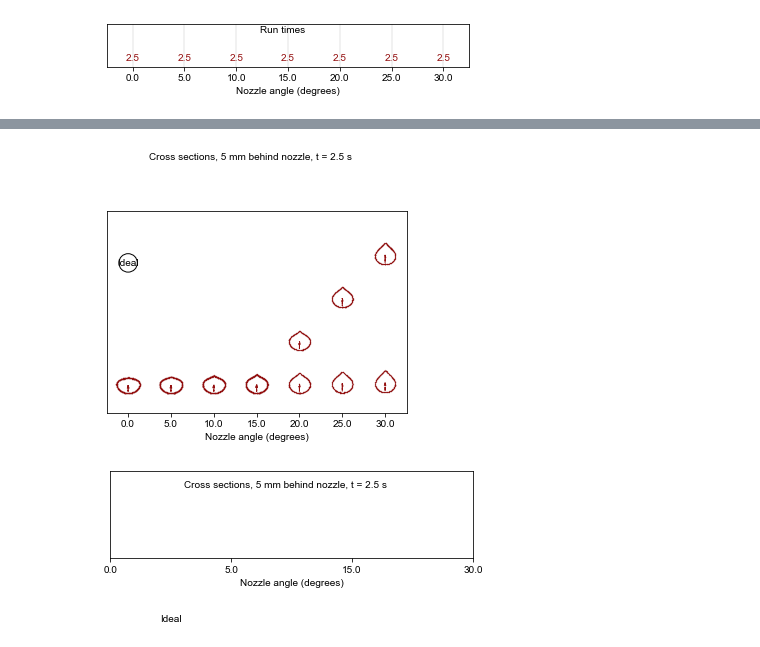
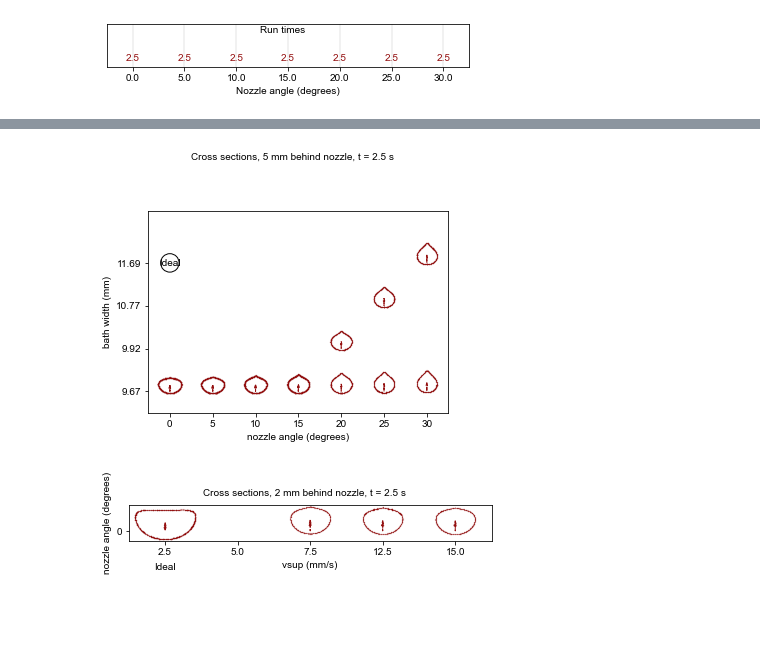
Before and after one commit to usnistgov/openfoamEmbedded3DP, a Jupyter notebook: pythonscripts/interfacemetrics_conicalNozzle.ipynb, the cells around one changed output, grey strips where cells are left out. Cells and saved outputs as stored; diff of their text form; code cells hidden in the pictures; blank space fills up the shorter version.

Commit message:
update legend handling and plot formatting

```diff
--- a/pythonscripts/interfacemetrics_conicalNozzle.ipynb
+++ b/pythonscripts/interfacemetrics_conicalNozzle.ipynb
@@ -17,7 +17,7 @@ import logging
 # %%
-SERVERFOLDER = r'\\cfs2e.nist.gov\642\NIST_Projects\Additive Manufacturing and Rheology\OpenFOAM\simulations\conicalNozzle'
+SERVERFOLDER = os.path.join(cfg.path.server, r'conicalNozzle')
 EXPORTFOLDER = os.path.join(cfg.path.fig, 'conicalNozzle', 'plots')
-TOPFOLDERS = [os.path.join(SERVERFOLDER, s) for s in ['orig', 'horizontal', 'speed_sweep']]
+TOPFOLDERS = [os.path.join(SERVERFOLDER, s) for s in ['orig', 'horizontal', 'speed_sweep', 'visc_speed']]
 # %% [markdown]
 # Generating Files
 # %%
@@ -116,24 +168,23 @@ extractTP(os.path.join(TOPFOLDERS[0], 'cn0'))
 # %%
 t = 2.5
 xposition = 5
-xvar = 'nozzleAngle'
+xvar = 'nozzle_angle'
 yvar = 'bath_width'
 sigma = [0]
 for TOPFOLDER in [TOPFOLDERS[0]]:
     XSPlots0(TOPFOLDER, EXPORTFOLDER, t, xposition, sigma, xvar=xvar, yvar=yvar, overwrite=True, adjustBounds=True)
 # %% [output]
-[figure, old version]
+[figure, new version]
 # %%
 t = 2.5
-xposition = 5
-xvar = 'nozzleAngle'
-yvar = 'bathWidth'
-x = [0,5,10,15,20,25,30]
-y = []
+xposition = 2
+xvar = 'vsup'
+yvar = 'nozzle_angle'
 sigma = [0]
-for TOPFOLDER in [TOPFOLDERS[0], TOPFOLDERS[3], TOPFOLDERS[1]]:
-    XSPlots0(TOPFOLDER, EXPORTFOLDER, t, xposition, sigma, xvar=xvar, yvar=yvar, nozzleAnglelist=x, nulist=y, overwrite=True, adjustBounds=True)
+xlist = [y]
+for TOPFOLDER in [os.path.join(SERVERFOLDER, 'speed_sweep')]:
+    XSPlots0(TOPFOLDER, EXPORTFOLDER, t, xposition, sigma, xvar=xvar, yvar=yvar, nozzleAnglelist=[0], overwrite=True, adjustBounds=True)
 # %% [output]
-[figure, old version]
+[figure, new version]
 # %%
 t = 2.5
```
Also changed, not shown: parts of 13 cells of this notebook, 7 other files.
